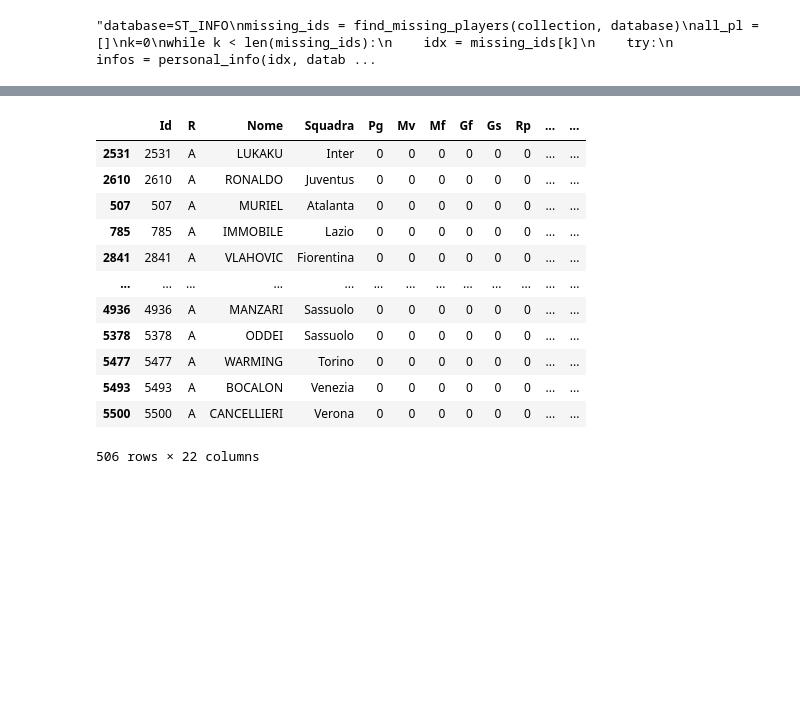
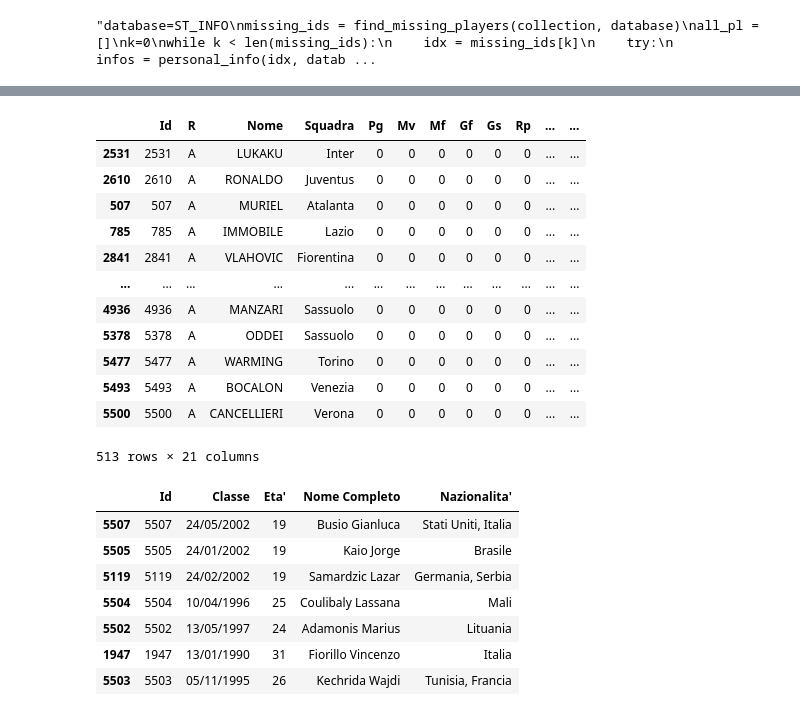
Before and after one commit to lucaagozzino/Fantapalla_Forever_database, a Jupyter notebook: IGNOBEL/IGNOBEL.ipynb, the cells around one changed output, grey strips where cells are left out. Drawn from its saved outputs; the diff is of its cells as text; code cells hidden in the pictures; blank space fills up the shorter version.

Commit message:
Uptaded players

```diff
--- a/IGNOBEL/IGNOBEL.ipynb
+++ b/IGNOBEL/IGNOBEL.ipynb
@@ -172,6 +175,7 @@ missing_pl
 | 5501 | 5501 | 15/05/1999 | 22 | Sigurdsson Arnor | Islanda |
 # %%
 ST_INFO.rename(columns = {'Qt. A': 'Qt_A','Qt. I': 'Qt_I'}, inplace=True)
+ST_INFO=ST_INFO.drop(columns='Diff.')
 ST_INFO.to_pickle("Statistiche_giocatori.pkl")
 missing_pl.to_pickle('Missing_Players.pkl')
 ST_INFO
@@ -188,6 +192,16 @@ ST_INFO
 | 5477 | 5477 | A | WARMING | Torino | 0 | 0 | 0 | 0 | 0 | 0 | ... | ... |
 | 5493 | 5493 | A | BOCALON | Venezia | 0 | 0 | 0 | 0 | 0 | 0 | ... | ... |
 | 5500 | 5500 | A | CANCELLIERI | Verona | 0 | 0 | 0 | 0 | 0 | 0 | ... | ... |
-506 rows × 22 columns
+513 rows × 21 columns
 # %%
-df=pd.read_pickle('Statistiche_giocatori.pkl')
+df=pd.read_pickle('Missing_Players.pkl')
+df
+# %% [output]
+|  | Id | Classe | Eta' | Nome Completo | Nazionalita' |
+| 5507 | 5507 | 24/05/2002 | 19 | Busio Gianluca | Stati Uniti, Italia |
+| 5505 | 5505 | 24/01/2002 | 19 | Kaio Jorge | Brasile |
+| 5119 | 5119 | 24/02/2002 | 19 | Samardzic Lazar | Germania, Serbia |
+| 5504 | 5504 | 10/04/1996 | 25 | Coulibaly Lassana | Mali |
+| 5502 | 5502 | 13/05/1997 | 24 | Adamonis Marius | Lituania |
+| 1947 | 1947 | 13/01/1990 | 31 | Fiorillo Vincenzo | Italia |
+| 5503 | 5503 | 05/11/1995 | 26 | Kechrida Wajdi | Tunisia, Francia |
```
Also changed, not shown: parts of 3 cells of this notebook, 5 other files.
